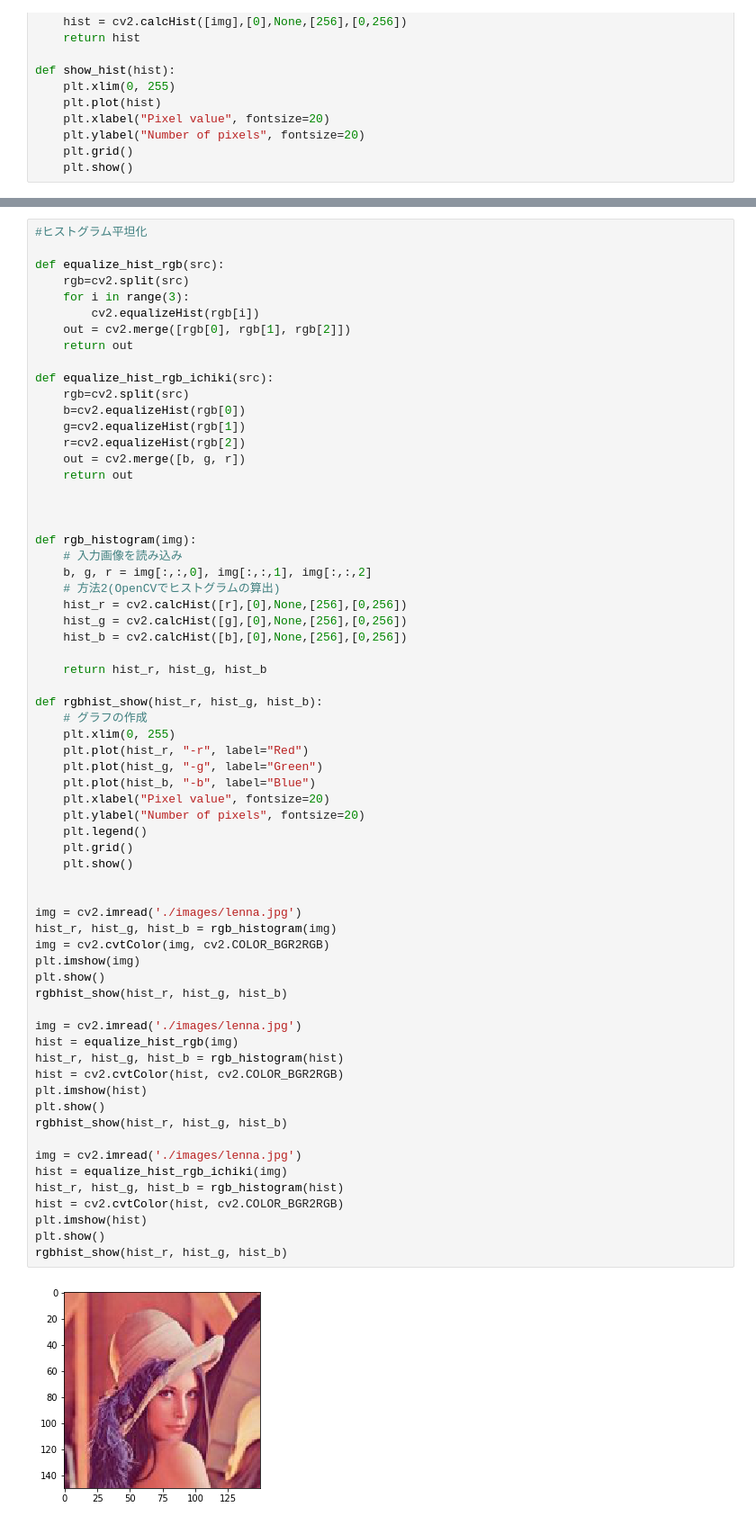
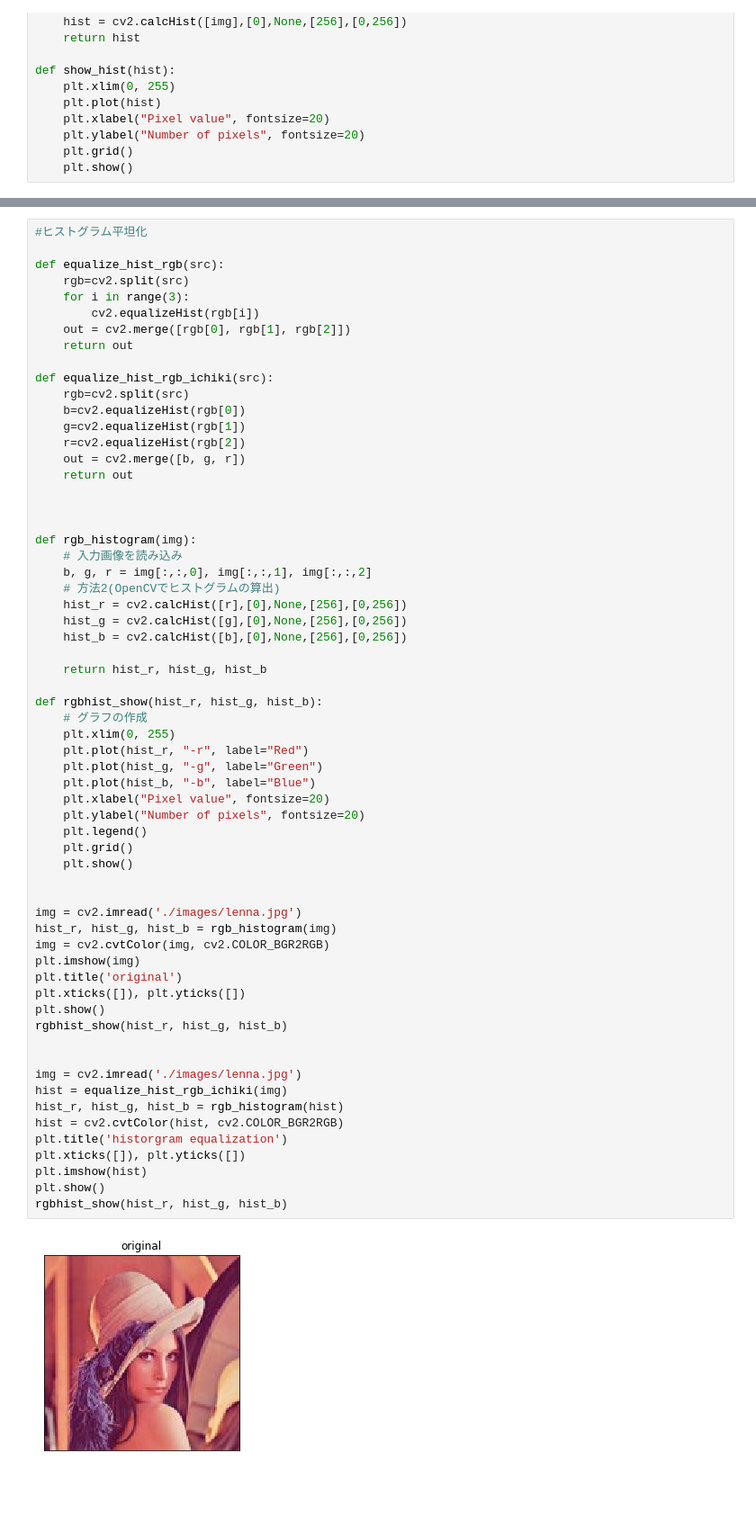
Before and after one commit to yuuy-git/Computer_vision, a Jupyter notebook: Chapter4.ipynb, the cells around one changed output, grey strips where cells are left out. Shown at 90% size. Saved outputs shown, nothing was run; the diff lists cells and outputs as text; blank space fills up the shorter version.

```diff
--- a/Chapter4.ipynb
+++ b/Chapter4.ipynb
@@ -106,39 +113,36 @@ def rgb_histogram(img):
 
 def rgbhist_show(hist_r, hist_g, hist_b):
     # グラフの作成
     plt.xlim(0, 255)
     plt.plot(hist_r, "-r", label="Red")
     plt.plot(hist_g, "-g", label="Green")
     plt.plot(hist_b, "-b", label="Blue")
     plt.xlabel("Pixel value", fontsize=20)
     plt.ylabel("Number of pixels", fontsize=20)
     plt.legend()
     plt.grid()
     plt.show()
 
 
 img = cv2.imread('./images/lenna.jpg')
 hist_r, hist_g, hist_b = rgb_histogram(img)
 img = cv2.cvtColor(img, cv2.COLOR_BGR2RGB)
 plt.imshow(img)
+plt.title('original')
+plt.xticks([]), plt.yticks([])
 plt.show()
 rgbhist_show(hist_r, hist_g, hist_b)
 
-img = cv2.imread('./images/lenna.jpg')
-hist = equalize_hist_rgb(img)
-hist_r, hist_g, hist_b = rgb_histogram(hist)
-hist = cv2.cvtColor(hist, cv2.COLOR_BGR2RGB)
-plt.imshow(hist)
-plt.show()
-rgbhist_show(hist_r, hist_g, hist_b)
 
 img = cv2.imread('./images/lenna.jpg')
 hist = equalize_hist_rgb_ichiki(img)
 hist_r, hist_g, hist_b = rgb_histogram(hist)
 hist = cv2.cvtColor(hist, cv2.COLOR_BGR2RGB)
+plt.title('historgram equalization')
+plt.xticks([]), plt.yticks([])
 plt.imshow(hist)
 plt.show()
 rgbhist_show(hist_r, hist_g, hist_b)
 # %% [output]
-[figure, old version]
+[figure, new version]
 [figure]
```
Also changed, not shown: parts of 4 cells of this notebook, 7 other files.
